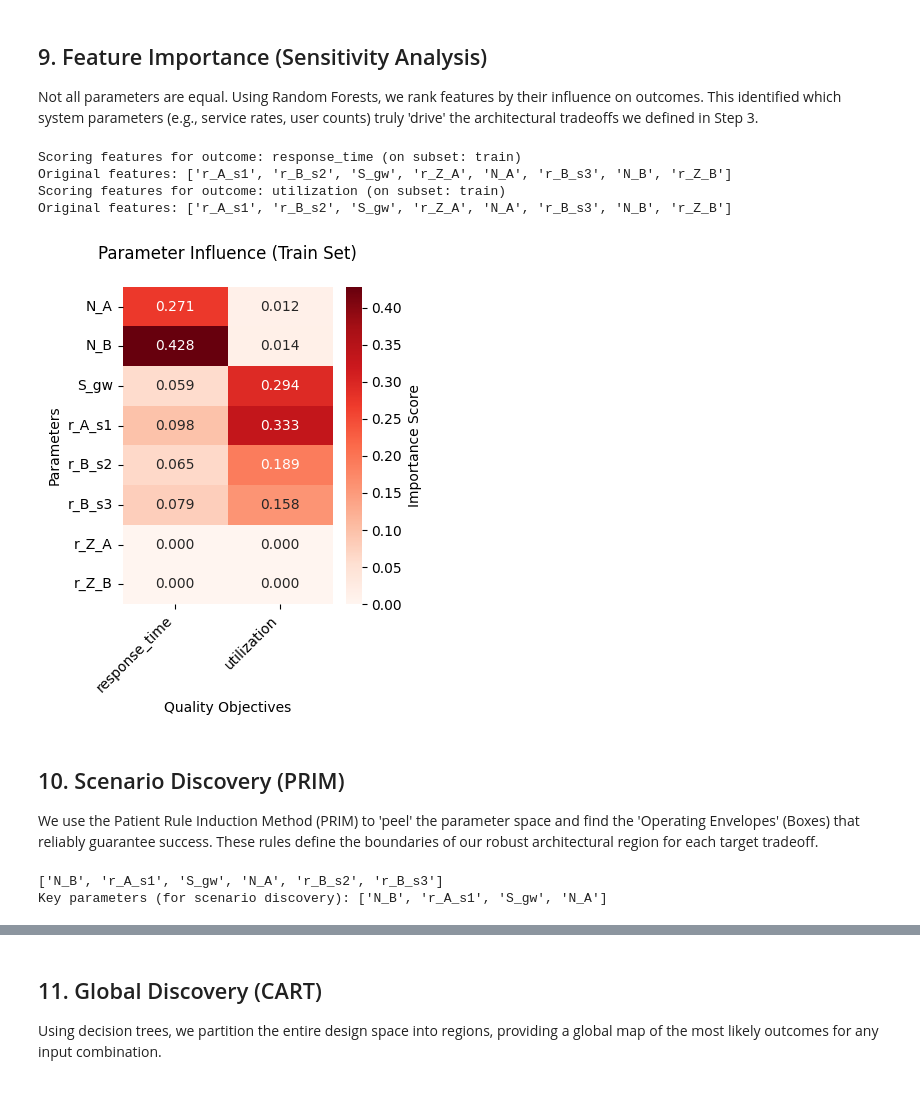
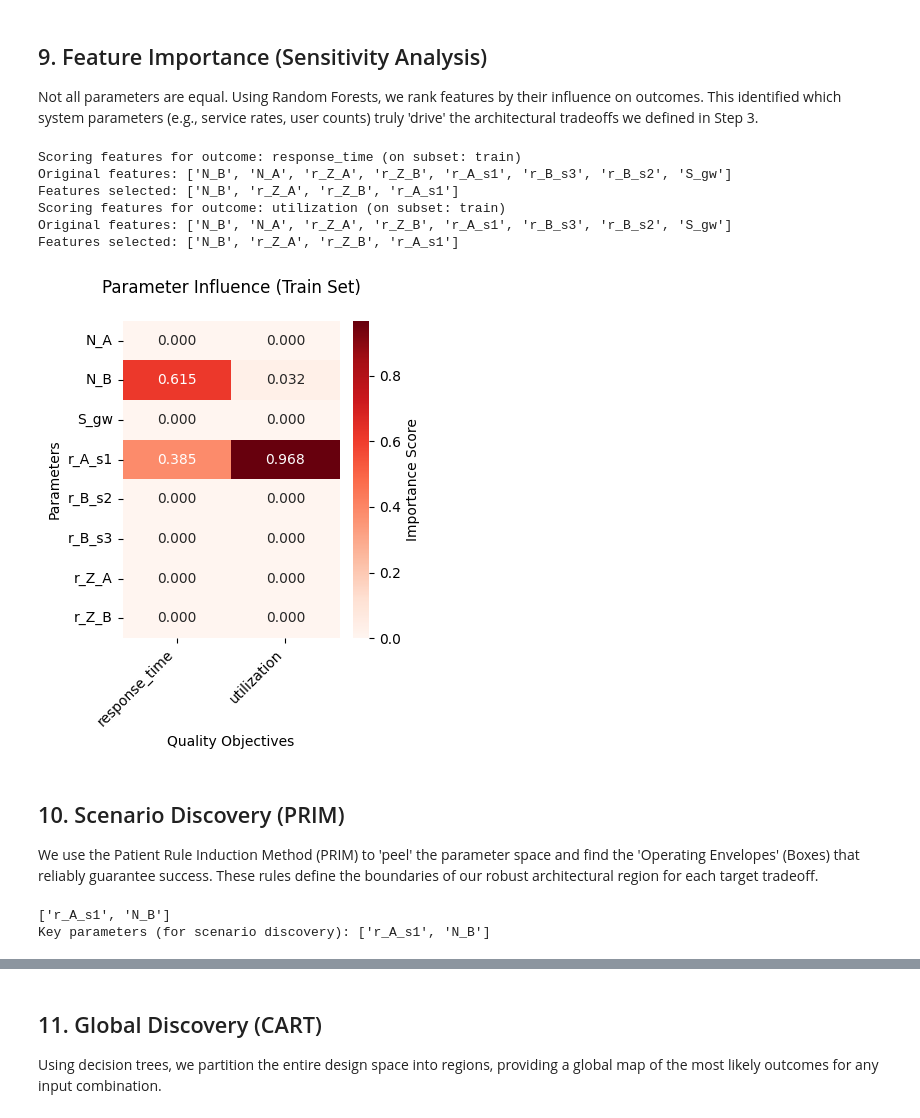
Before and after one commit to andresdp/patterns-sa, a Jupyter notebook: patterns/Gateway_Offloading/analysis-go.ipynb, the cells around one changed output, grey strips where cells are left out. Drawn from its saved outputs; the diff is of its cells as text; code cells hidden in the pictures.

```diff
--- a/patterns/Gateway_Offloading/analysis-go.ipynb
+++ b/patterns/Gateway_Offloading/analysis-go.ipynb
@@ -314,16 +345,18 @@ Overall Robustness Heatmap (REGRET):
 Not all parameters are equal. Using Random Forests, we rank features by their influence on outcomes. This identified which system parameters (e.g., service rates, user counts) truly 'drive' the architectural tradeoffs we defined in Step 3.
 # %%
 # Note: using smart correlation is more aggresive in the pruning of features, before scoring them
-scores_df = session.compute_feature_scores(use_smart_correlation=False, subset='train')
+scores_df = session.compute_feature_scores(use_smart_correlation=True, subset='train')
 
 session.show_feature_heatmap(scores_df, title="Parameter Influence (Train Set)", figsize=(4,5))
 plt.show()
 # %% [output]
 Scoring features for outcome: response_time (on subset: train)
-Original features: ['r_A_s1', 'r_B_s2', 'S_gw', 'r_Z_A', 'N_A', 'r_B_s3', 'N_B', 'r_Z_B']
+Original features: ['N_B', 'N_A', 'r_Z_A', 'r_Z_B', 'r_A_s1', 'r_B_s3', 'r_B_s2', 'S_gw']
+Features selected: ['N_B', 'r_Z_A', 'r_Z_B', 'r_A_s1']
 Scoring features for outcome: utilization (on subset: train)
-Original features: ['r_A_s1', 'r_B_s2', 'S_gw', 'r_Z_A', 'N_A', 'r_B_s3', 'N_B', 'r_Z_B']
+Original features: ['N_B', 'N_A', 'r_Z_A', 'r_Z_B', 'r_A_s1', 'r_B_s3', 'r_B_s2', 'S_gw']
+Features selected: ['N_B', 'r_Z_A', 'r_Z_B', 'r_A_s1']
-[figure, old version]
+[figure, new version]
 # %% [markdown]
 ## 10. Scenario Discovery (PRIM)
 We use the Patient Rule Induction Method (PRIM) to 'peel' the parameter space and find the 'Operating Envelopes' (Boxes) that reliably guarantee success. These rules define the boundaries of our robust architectural region for each target tradeoff.
@@ -335,9 +368,11 @@ weighted_features = session.get_weighted_feature_ranking(scores_df)
 print(weighted_features)
 key_parameters = session.select_top_k_parameters(scores_df, index_order=weighted_features, threshold=0.2, k=None)
 print("Key parameters (for scenario discovery):", key_parameters)
+
+# key_parameters = kp # To make it similar to the ECSA paper
 # %% [output]
-['N_B', 'r_A_s1', 'S_gw', 'N_A', 'r_B_s2', 'r_B_s3']
-Key parameters (for scenario discovery): ['N_B', 'r_A_s1', 'S_gw', 'N_A']
+['r_A_s1', 'N_B']
+Key parameters (for scenario discovery): ['r_A_s1', 'N_B']
 # %%
 prim_boxes = []
 for tradeoff in session.get_tradeoffs():
```
Also changed, not shown: parts of 23 cells of this notebook, 12 other files.
